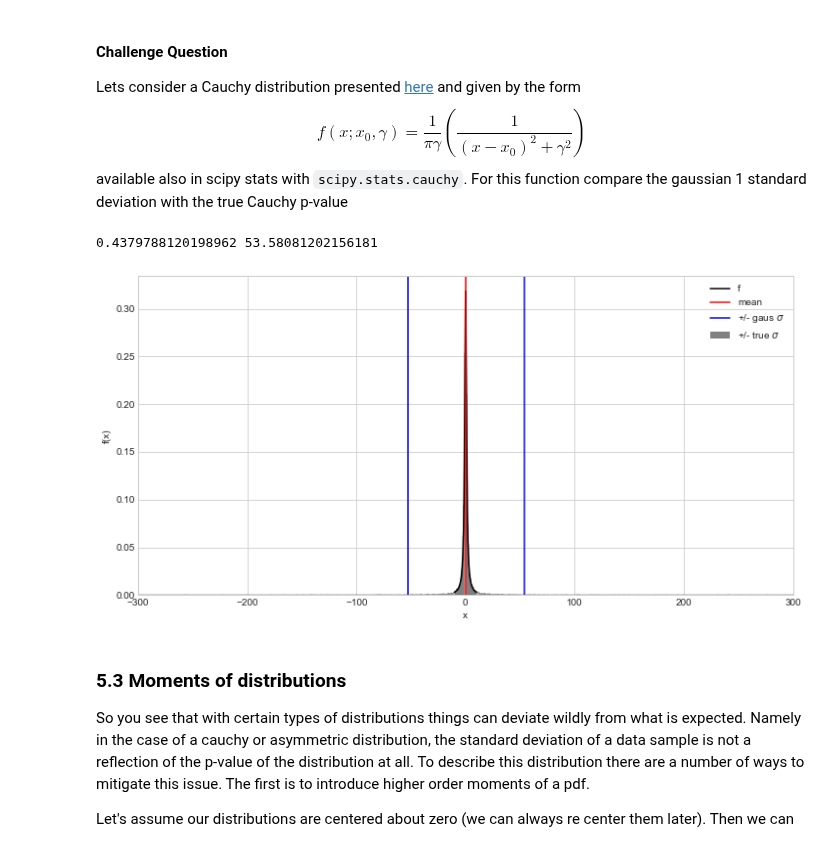
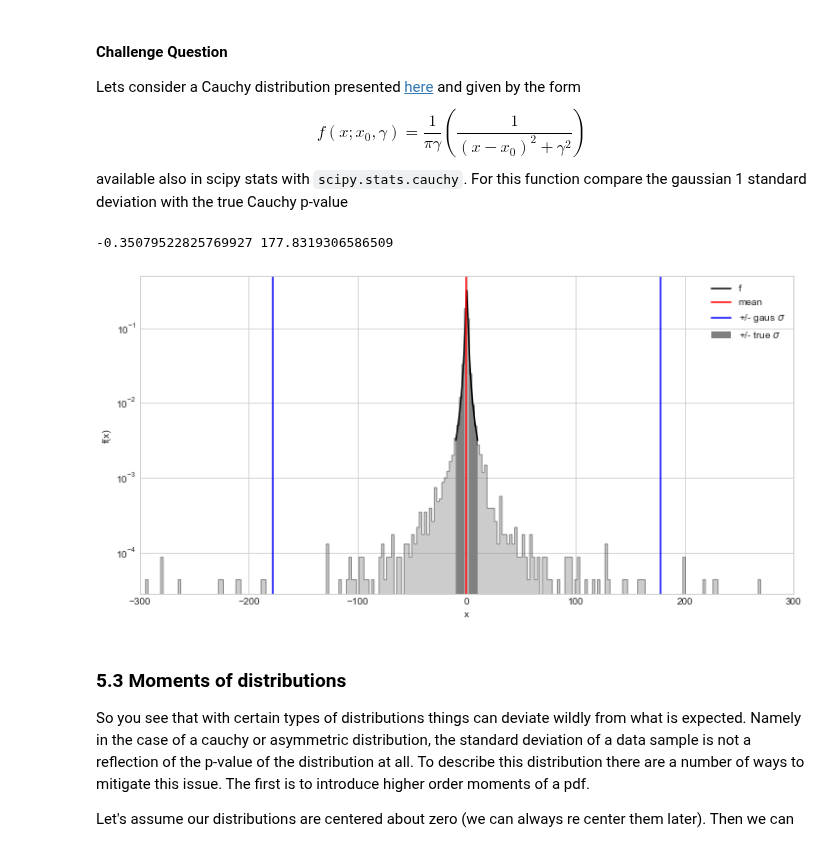
Before and after one commit to MIT-8s50/course, a Jupyter notebook: Lecture5/Lecture05_v1.ipynb, the cells around one changed output. Cells and saved outputs as stored; diff of their text form; code cells hidden in the pictures.

```diff
--- a/Lecture5/Lecture05_v1.ipynb
+++ b/Lecture5/Lecture05_v1.ipynb
@@ -184,33 +198,34 @@
 # %%
 #Lets try this with an even crazier distribution
 fig, ax = plt.subplots(figsize=(12, 6))
 plt.xlim([-300,300])
 y_cauchy = stats.cauchy.rvs(size=10000)
 print(y_cauchy.mean(),y_cauchy.std())
 
 #choose 1-sigma z-score
 z=1.0
+two_right_tail = stats.cauchy.ppf(1 - stats.norm.cdf(-z))
+two_left_tail = stats.cauchy.ppf(1 - stats.norm.cdf(z))
+
+#plot distribution
 x = np.linspace(-10, 10, 1000)
 y = stats.cauchy.pdf(x, loc=0, scale=1)
-two_right_tail = stats.cauchy.ppf(1 - stats.cauchy.cdf(-z))
-two_left_tail = stats.cauchy.ppf(1 - stats.cauchy.cdf(z))
-
-#plot distribution
 plt.plot(x, y, c='black',label="f")
 plt.hist(y_cauchy, histtype='stepfilled', edgecolor='k', alpha=0.4, color='gray', density=True,bins=10000)
 #plot true-sigma
 plt.fill_between(x, 0, y, where=(np.array(x) > min(x)) & (np.array(x) <= two_left_tail), facecolor='grey',label='+/- true $\sigma$')
 plt.fill_between(x, 0, y, where=(np.array(x) > two_right_tail) & (np.array(x) <= max(x)), facecolor='grey')
 plt.axvline(y_cauchy.mean(), c='red',label="mean")
 plt.axvline(y_cauchy.mean()+y_cauchy.std()*z, c='blue',label='+/- gaus $\sigma$')
 plt.axvline(y_cauchy.mean()-y_cauchy.std()*z, c='blue')
 plt.xlabel("x")
 plt.ylabel("f(x)")
 plt.legend(loc='upper right')
+plt.yscale('log')
 plt.show()
 # %% [output]
-0.4379788120198962 53.58081202156181
+-0.35079522825769927 177.8319306586509
-[figure, old version]
+[figure, new version]
 # %% [markdown]
 ### 5.3 Moments of distributions
 
```
Also changed, not shown: parts of 17 cells of this notebook.
